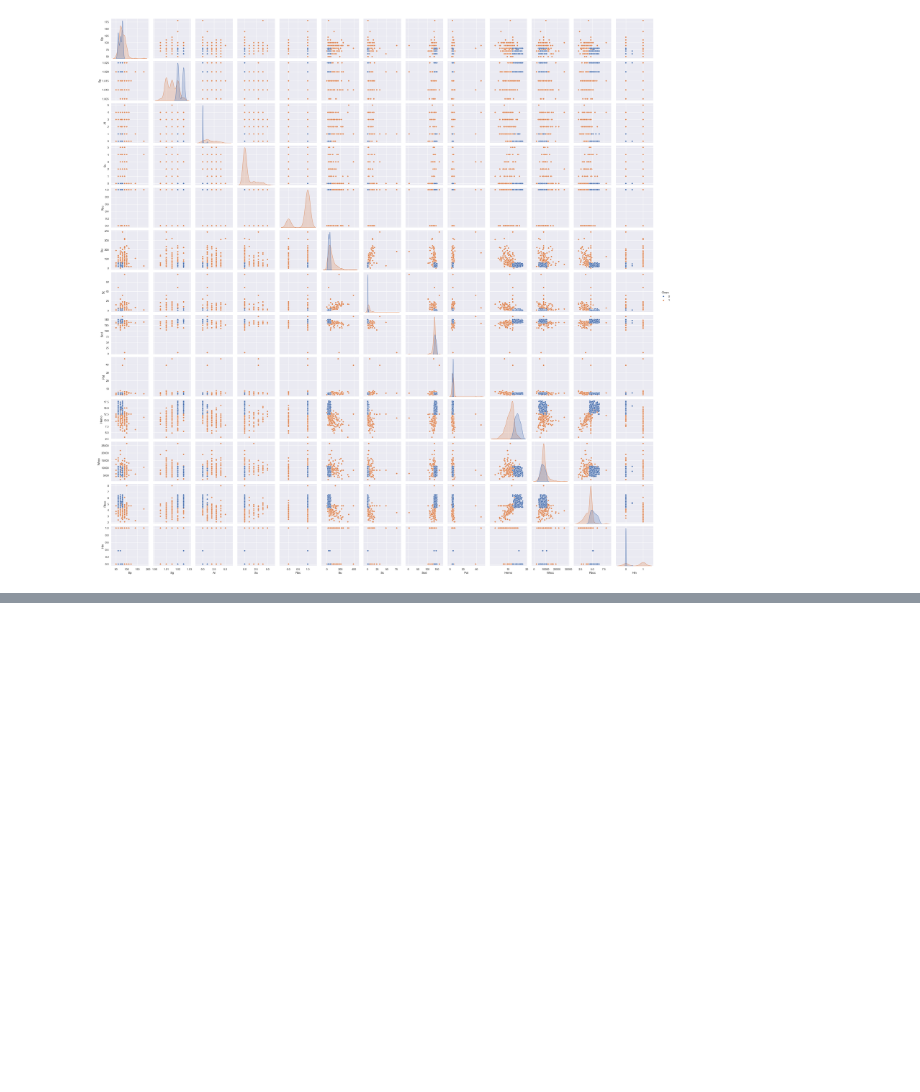
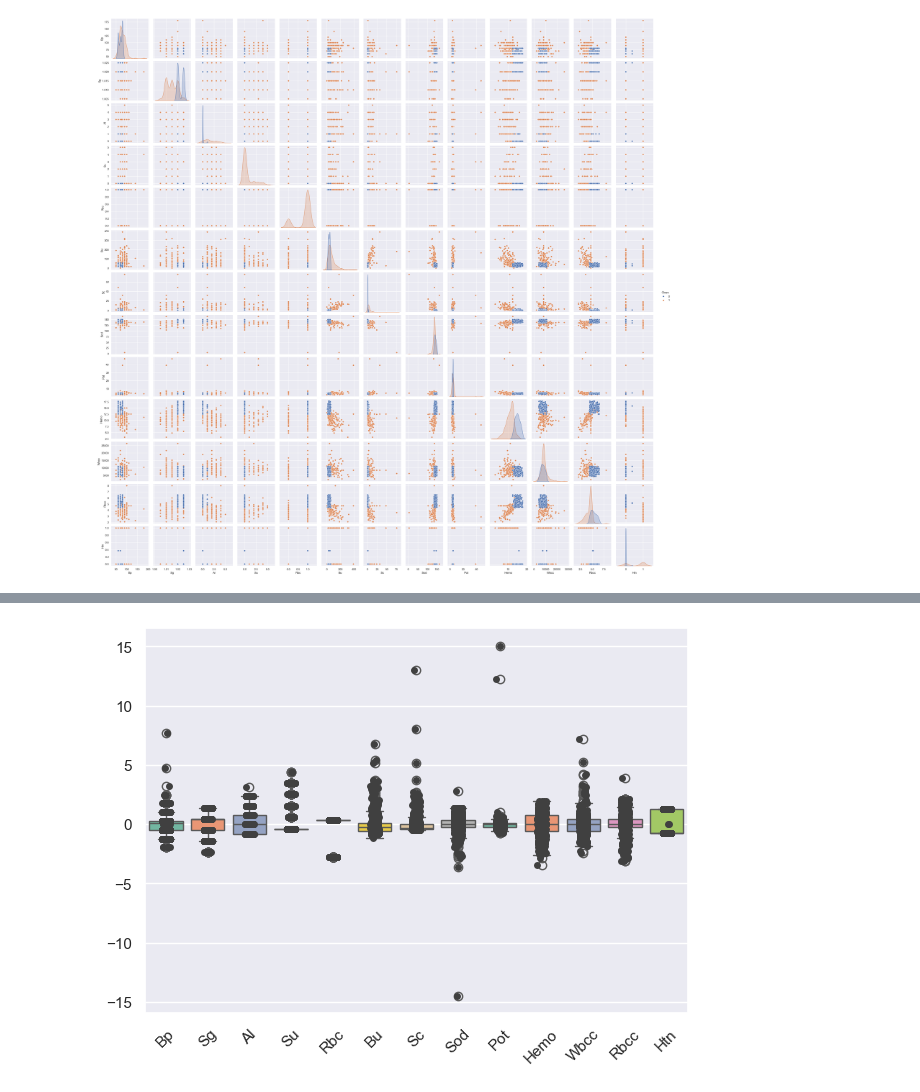
Before and after one commit to esanolad/kidney_disease_classification, a Jupyter notebook: classify.ipynb, the cells around one changed output, grey strips where cells are left out. Saved outputs shown, nothing was run; the diff lists cells and outputs as text; code cells hidden in the pictures; blank space fills up the shorter version.

```diff
--- a/classify.ipynb
+++ b/classify.ipynb
@@ -65,0 +154,9 @@ plt.show()
+# %%
+# Use swarmplot() or stripplot to show the datapoints on top of the boxes:
+#plt. figure()
+ax = plt.figure()
+ax = sns.boxplot(data=X, orient="v", palette="Set2")
+ax = sns.stripplot(data=X, color=".25")
+ax.set_xticklabels(ax.get_xticklabels(),rotation=45);
+# %% [output]
+[figure, added]
```
Also changed, not shown: parts of 9 cells of this notebook, 5 other files.
